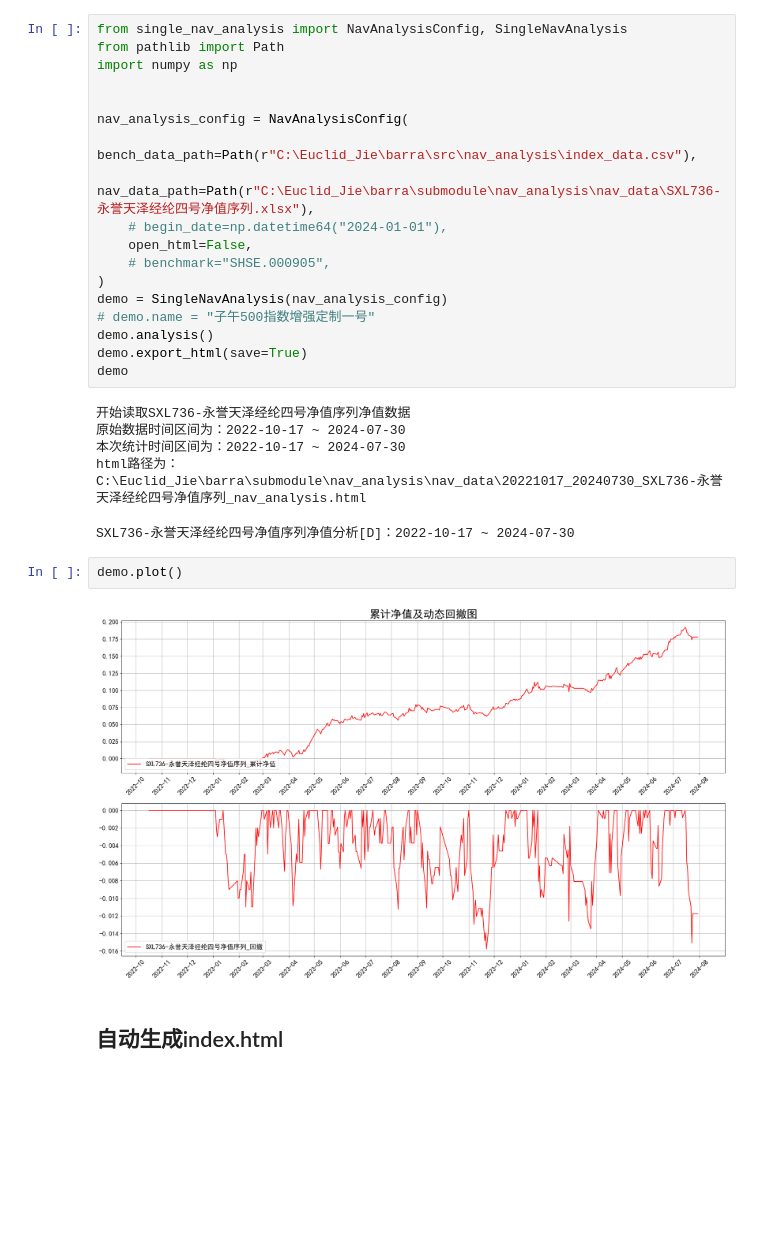
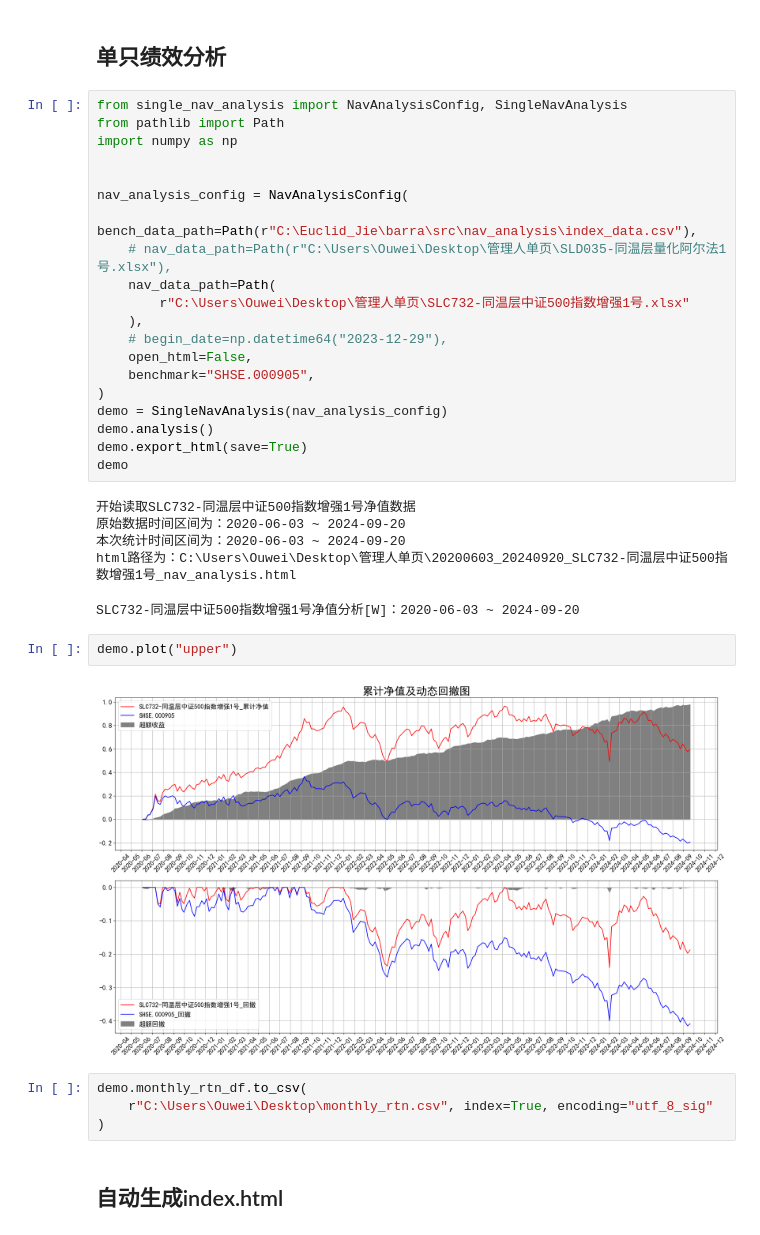
Before and after one commit to Euclid-Jie/nav_analysis, a Jupyter notebook: nav_analysis.ipynb, the cells around one changed output. Cells and saved outputs as stored; diff of their text form; blank space fills up the shorter version.

```diff
--- a/nav_analysis.ipynb
+++ b/nav_analysis.ipynb
@@ -1,3 +1,5 @@
+# %% [markdown]
+## 单只绩效分析
 # %%
 from single_nav_analysis import NavAnalysisConfig, SingleNavAnalysis
 from pathlib import Path
@@ -6,26 +8,32 @@ import numpy as np
 
 nav_analysis_config = NavAnalysisConfig(
     bench_data_path=Path(r"C:\Euclid_Jie\barra\src\nav_analysis\index_data.csv"),
-    nav_data_path=Path(r"C:\Euclid_Jie\barra\submodule\nav_analysis\nav_data\SXL736-永誉天泽经纶四号净值序列.xlsx"),
-    # begin_date=np.datetime64("2024-01-01"),
+    # nav_data_path=Path(r"C:\Users\Ouwei\Desktop\管理人单页\SLD035-同温层量化阿尔法1号.xlsx"),
+    nav_data_path=Path(
+        r"C:\Users\Ouwei\Desktop\管理人单页\SLC732-同温层中证500指数增强1号.xlsx"
+    ),
+    # begin_date=np.datetime64("2023-12-29"),
     open_html=False,
-    # benchmark="SHSE.000905",
+    benchmark="SHSE.000905",
 )
 demo = SingleNavAnalysis(nav_analysis_config)
-# demo.name = "子午500指数增强定制一号"
 demo.analysis()
 demo.export_html(save=True)
 demo
 # %% [output]
-开始读取SXL736-永誉天泽经纶四号净值序列净值数据
-原始数据时间区间为：2022-10-17 ~ 2024-07-30
-本次统计时间区间为：2022-10-17 ~ 2024-07-30
-html路径为：C:\Euclid_Jie\barra\submodule\nav_analysis\nav_data\20221017_20240730_SXL736-永誉天泽经纶四号净值序列_nav_analysis.html
+开始读取SLC732-同温层中证500指数增强1号净值数据
+原始数据时间区间为：2020-06-03 ~ 2024-09-20
+本次统计时间区间为：2020-06-03 ~ 2024-09-20
+html路径为：C:\Users\Ouwei\Desktop\管理人单页\20200603_20240920_SLC732-同温层中证500指数增强1号_nav_analysis.html
-SXL736-永誉天泽经纶四号净值序列净值分析[D]：2022-10-17 ~ 2024-07-30
+SLC732-同温层中证500指数增强1号净值分析[W]：2020-06-03 ~ 2024-09-20
 # %%
-demo.plot()
+demo.plot("upper")
 # %% [output]
-[figure, old version]
+[figure, new version]
+# %%
+demo.monthly_rtn_df.to_csv(
+    r"C:\Users\Ouwei\Desktop\monthly_rtn.csv", index=True, encoding="utf_8_sig"
+)
 # %% [markdown]
 ## 自动生成index.html
 # %%
```
Also changed, not shown: parts of 5 cells of this notebook.
